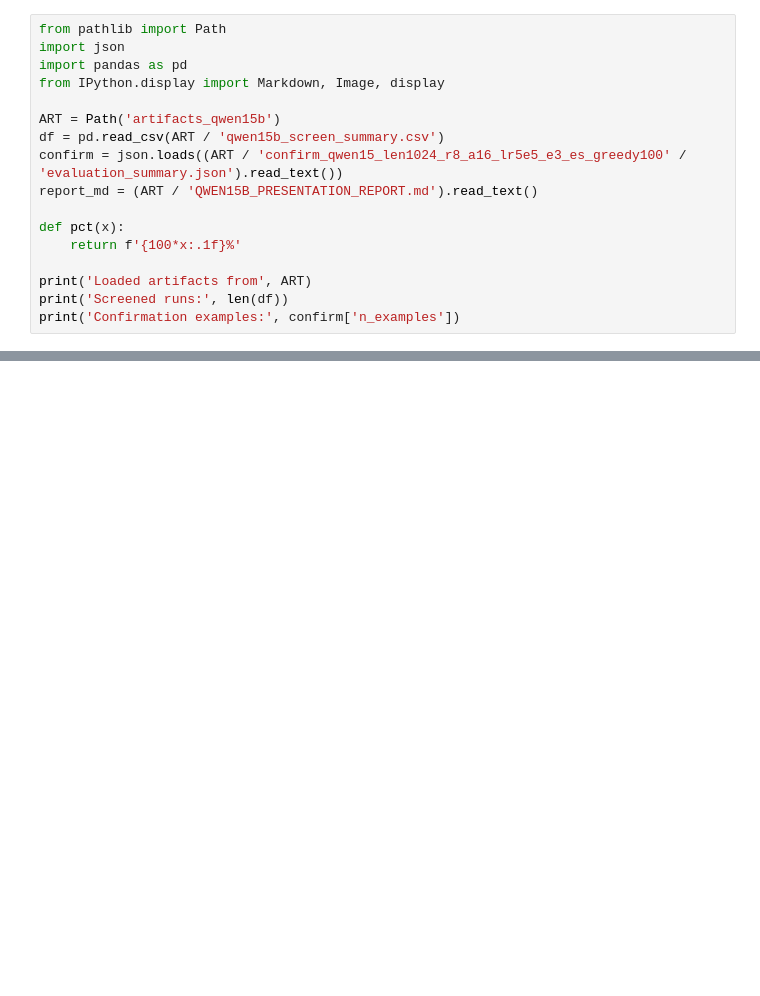
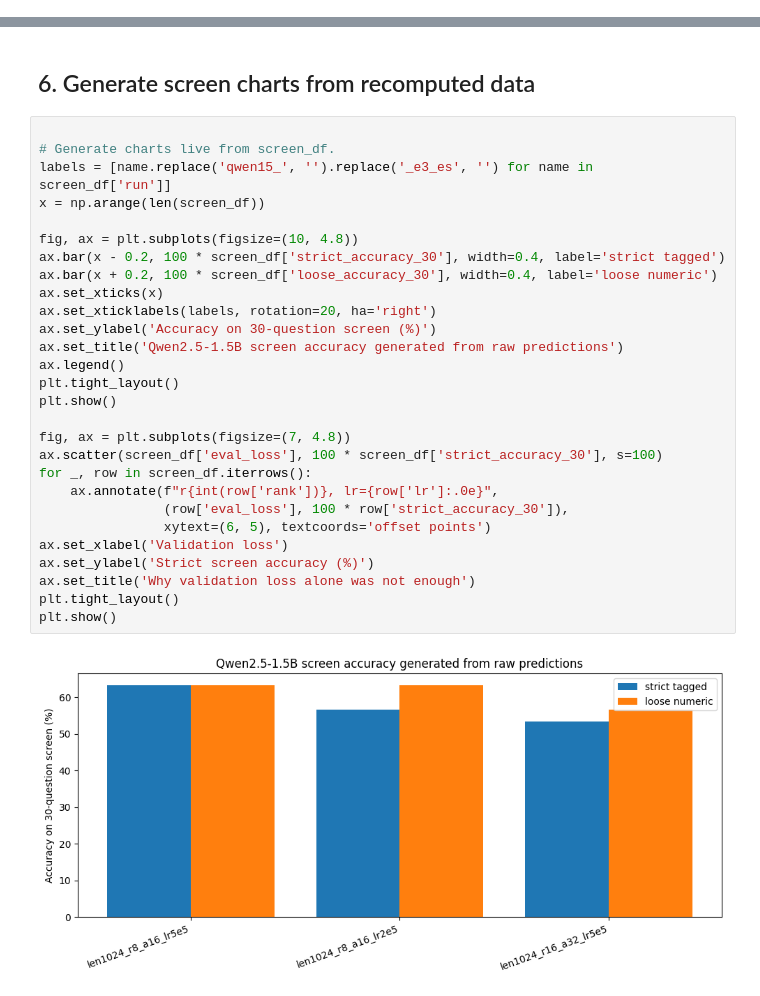
Before and after one commit to artrivas/DeepReasoning, a Jupyter notebook: qwen15b_presentation_executed.ipynb, the cells around one changed output, grey strips where cells are left out. Drawn from its saved outputs; the diff is of its cells as text; blank space fills up the shorter version.

Commit message:
Make Qwen 1.5B notebook generate charts and inference

```diff
--- a/qwen15b_presentation_executed.ipynb
+++ b/qwen15b_presentation_executed.ipynb
@@ -5,17 +0,0 @@ This executed notebook is the presentation artifact. It shows the training/evalu
-# %%
-from pathlib import Path
-import json
-import pandas as pd
-from IPython.display import Markdown, Image, display
-
-ART = Path('artifacts_qwen15b')
-df = pd.read_csv(ART / 'qwen15b_screen_summary.csv')
-confirm = json.loads((ART / 'confirm_qwen15_len1024_r8_a16_lr5e5_e3_es_greedy100' / 'evaluation_summary.json').read_text())
-report_md = (ART / 'QWEN15B_PRESENTATION_REPORT.md').read_text()
-
-def pct(x):
-    return f'{100*x:.1f}%'
-
-print('Loaded artifacts from', ART)
-print('Screened runs:', len(df))
-print('Confirmation examples:', confirm['n_examples'])
@@ -309,0 +310,32 @@ Use `qwen15_len1024_r8_a16_lr5e5_e3_es` if structured reasoning traces are requi
+# %% [markdown]
+## 6. Generate screen charts from recomputed data
+# %%
+
+# Generate charts live from screen_df.
+labels = [name.replace('qwen15_', '').replace('_e3_es', '') for name in screen_df['run']]
+x = np.arange(len(screen_df))
+
+fig, ax = plt.subplots(figsize=(10, 4.8))
+ax.bar(x - 0.2, 100 * screen_df['strict_accuracy_30'], width=0.4, label='strict tagged')
+ax.bar(x + 0.2, 100 * screen_df['loose_accuracy_30'], width=0.4, label='loose numeric')
+ax.set_xticks(x)
+ax.set_xticklabels(labels, rotation=20, ha='right')
+ax.set_ylabel('Accuracy on 30-question screen (%)')
+ax.set_title('Qwen2.5-1.5B screen accuracy generated from raw predictions')
+ax.legend()
+plt.tight_layout()
+plt.show()
+
+fig, ax = plt.subplots(figsize=(7, 4.8))
+ax.scatter(screen_df['eval_loss'], 100 * screen_df['strict_accuracy_30'], s=100)
+for _, row in screen_df.iterrows():
+    ax.annotate(f"r{int(row['rank'])}, lr={row['lr']:.0e}",
+                (row['eval_loss'], 100 * row['strict_accuracy_30']),
+                xytext=(6, 5), textcoords='offset points')
+ax.set_xlabel('Validation loss')
+ax.set_ylabel('Strict screen accuracy (%)')
+ax.set_title('Why validation loss alone was not enough')
+plt.tight_layout()
+plt.show()
+# %% [output]
+[figure, added]
```
Also changed, not shown: parts of 41 cells of this notebook, 2 other files.
